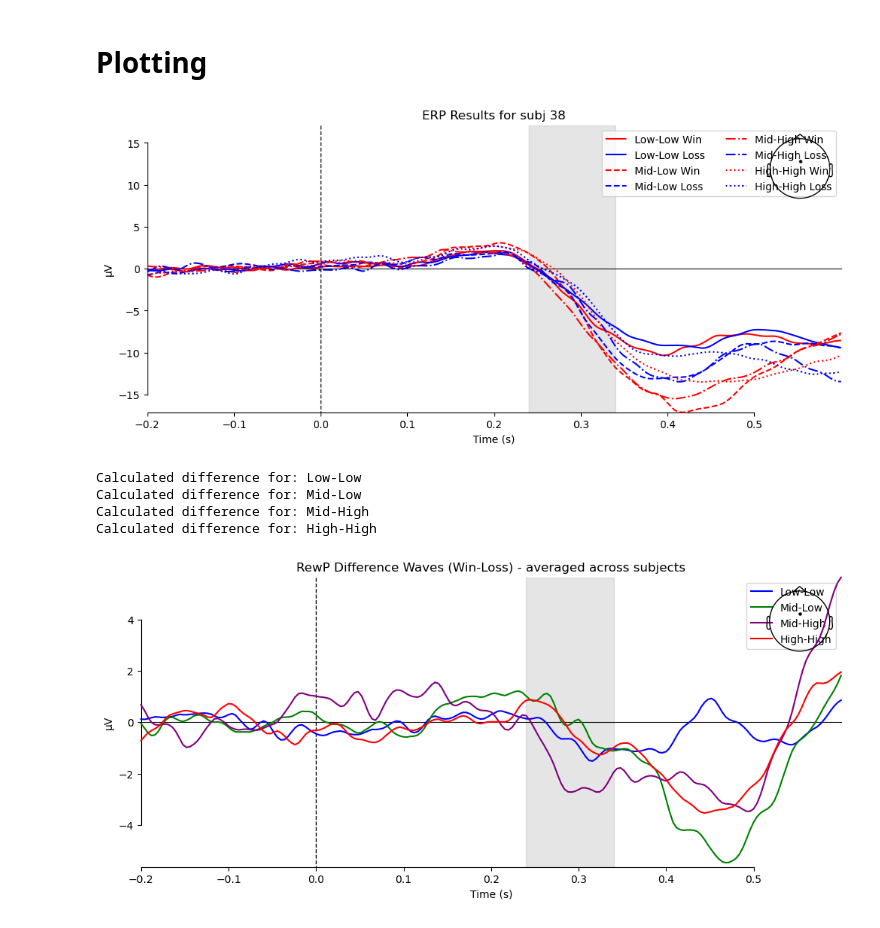
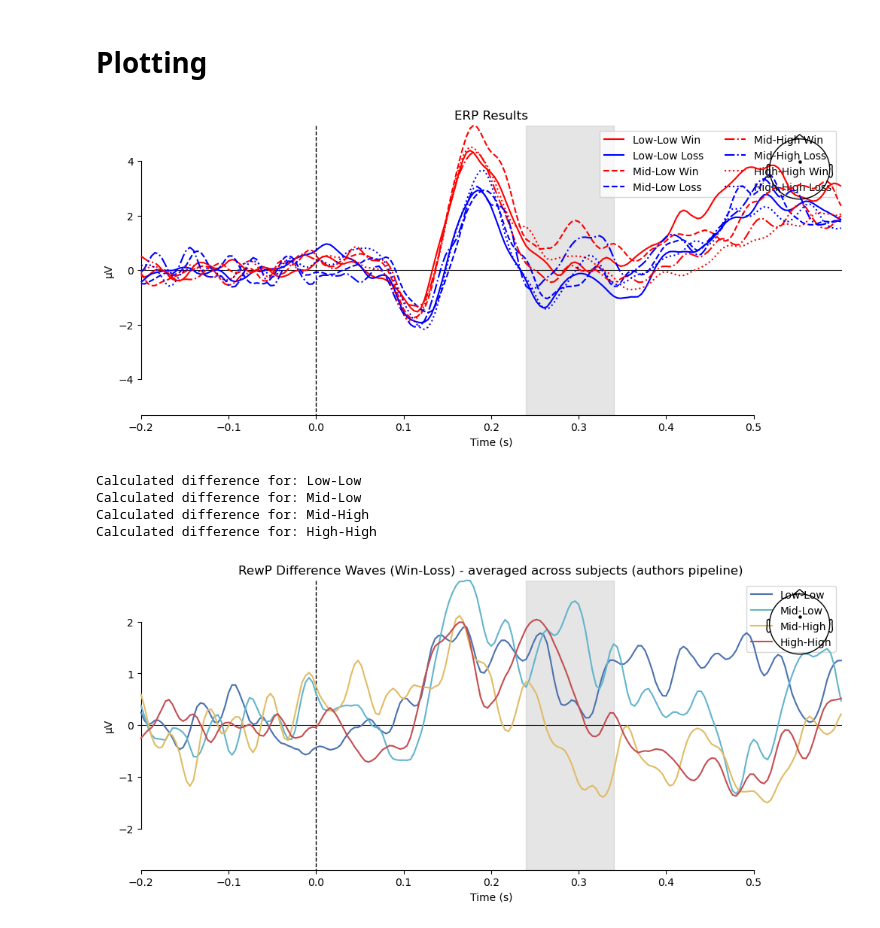
Before and after one commit to xuyg16/EEG_Reward-Processing_ERP, a Jupyter notebook: scripts/multi_subject_processing.ipynb, the cells around one changed output. Drawn from its saved outputs; the diff is of its cells as text; code cells hidden in the pictures.

```diff
--- a/scripts/multi_subject_processing.ipynb
+++ b/scripts/multi_subject_processing.ipynb
@@ -88,7 +208,7 @@ for subject_id in ['27','28','29','31','34','35','36','37','38']:   # learners a
     # ICA and ICLabel
     ica = get_ica(trials_mne, method="picard")
     ic_labels = get_iclabel(trials_mne, ica, method='iclabel')
-    eeg_band_notch = iccomponent_removal(eeg_band_notch, ica, ic_labels, criteria=0.5)
+    eeg_band_notch = iccomponent_removal_new(eeg_band_notch, ica)
 
     # Interpolation of bad channels
     eeg_band_notch = interpolation(eeg_band_notch)
@@ -295,20 +415,20 @@ mean_window = [0.240, 0.340]
 # %%
 # Define styles for the plot
 colors = {
     'Low-Low Win': 'red', 'Low-Low Loss': 'blue',
     'Mid-Low Win': 'red', 'Mid-Low Loss': 'blue',
     'Mid-High Win': 'red', 'Mid-High Loss': 'blue',
     'High-High Win': 'red', 'High-High Loss': 'blue'
 }
 linestyles = {
     'Low-Low Win': '-', 'Low-Low Loss': '-',
     'Mid-Low Win': '--', 'Mid-Low Loss': '--',
     'Mid-High Win': '-.', 'Mid-High Loss': '-.',
     'High-High Win': ':', 'High-High Loss': ':'
 }
-plot_erp(grand_averages, channel, mean_window, colors=colors, linestyles=linestyles, title=f"ERP Results for subj {subject_id}")
+plot_erp(grand_averages, channel, mean_window, colors=colors, linestyles=linestyles, title=f"ERP Results")
 # %% [output]
-[figure, old version]
+[figure, new version]
 # %%
 diff_evokeds = {}
 
@@ -330,16 +450,16 @@ for case_name, win_cond, loss_cond in cases:
     print(f"Calculated difference for: {case_name}")
 
 colors_diff = {
-    'Low-Low': 'blue',
-    'Mid-Low': 'green',
-    'Mid-High': 'purple',
-    'High-High': 'red'
+    'Low-Low': '#4C72B0',   # Muted Blue
+    'Mid-Low': '#64B5CD',   # Soft Cyan
+    'Mid-High': '#E1BC66',  # Sand/Gold
+    'High-High': '#C44E52'  # Muted Crimson
 }
 
-plot_erp(diff_evokeds, channel, mean_window, colors=colors_diff, title=f"RewP Difference Waves (Win-Loss) - averaged across subjects")
+plot_erp(diff_evokeds, channel, mean_window, colors=colors_diff, title=f"RewP Difference Waves (Win-Loss) - averaged across subjects (authors pipeline)")
 # %% [output]
 Calculated difference for: Low-Low
 Calculated difference for: Mid-Low
 Calculated difference for: Mid-High
 Calculated difference for: High-High
-[figure, old version]
+[figure, new version]
```
Also changed, not shown: parts of 8 cells of this notebook, 4 other files.
